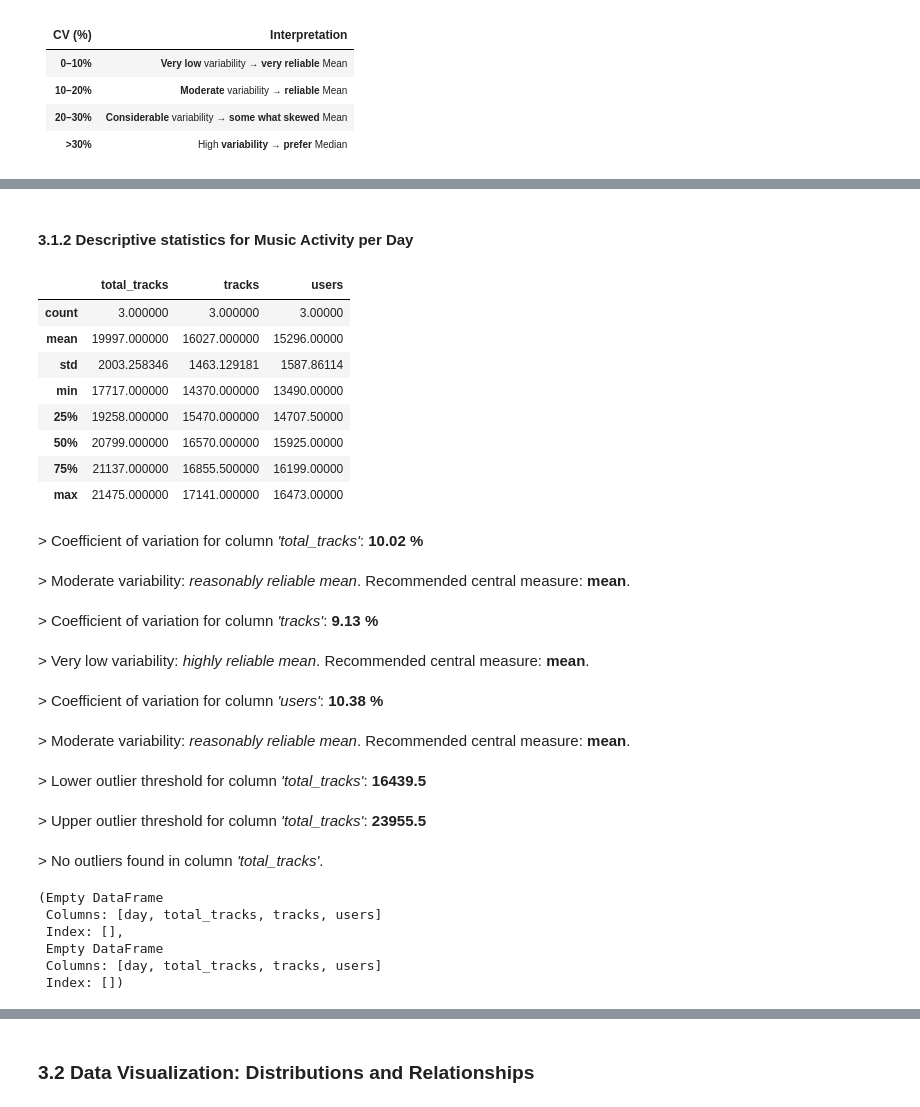
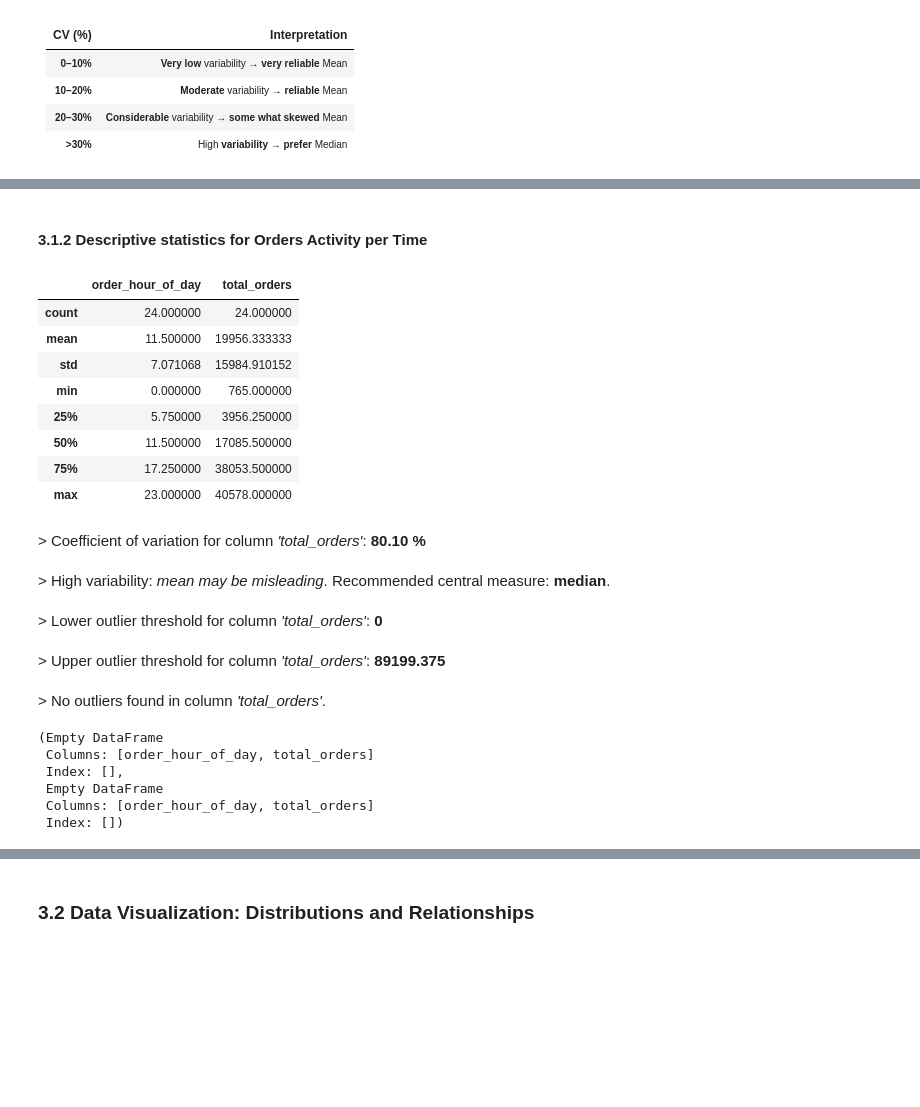
Before and after one commit to LuisPastranaLemus/P_20250505_Purchasing_activity_analysis, a Jupyter notebook: notebooks/03_eda_music_activity.ipynb, the cells around one changed output, grey strips where cells are left out. Saved outputs shown, nothing was run; the diff lists cells and outputs as text; code cells hidden in the pictures; blank space fills up the shorter version.

```diff
--- a/notebooks/03_eda_music_activity.ipynb
+++ b/notebooks/03_eda_music_activity.ipynb
@@ -33,16 +37,19 @@ from src import *
 ## __2. Path to Data file__
 # %%
 # Build route to data file and upload
-data_file_path = project_root / "data" / "processed" / "music_activity"
-df_music_activity_city = load_dataset_from_csv(data_file_path, "music_activity_city.csv", sep=',', header='infer', keep_default_na=False)
-df_music_activity_day = load_dataset_from_csv(data_file_path, "music_activity_day.csv", sep=',', header='infer', keep_default_na=False)
-df_music_activity_city_day = load_dataset_from_csv(data_file_path, "music_activity_city_day.csv", sep=',', header='infer', keep_default_na=False)
-df_music_activity_time_city = load_dataset_from_csv(data_file_path, "music_activity_time_city.csv", sep=',', header='infer', keep_default_na=False)
-df_music_activity_time_day = load_dataset_from_csv(data_file_path, "music_activity_time_day.csv", sep=',', header='infer', keep_default_na=False)
-df_music_activity_time_city_day = load_dataset_from_csv(data_file_path, "music_activity_time_city_day.csv", sep=',', header='infer', keep_default_na=False)
+data_file_path = project_root / "data" / "processed" / "order_activity"
 
-data_file_path = project_root / "data" / "processed"
-df_music = load_dataset_from_csv(data_file_path, "music_clean.csv", sep=',', header='infer', keep_default_na=False)
+df_orders_activity_day = load_dataset_from_csv(data_file_path, "orders_activity_day.csv", sep=',', header='infer')
+df_orders_activity_frequency = load_dataset_from_csv(data_file_path, "orders_activity_frequency.csv", sep=',', header='infer')
+df_orders_activity_time = load_dataset_from_csv(data_file_path, "orders_activity_time.csv", sep=',', header='infer')
+
+data_file_path = project_root / "data" / "processed" / "product_activity"
+
+df_product_preference = load_dataset_from_csv(data_file_path, "product_preference.csv", sep=',', header='infer')
+df_product_purchase_quantity = load_dataset_from_csv(data_file_path, "product_purchase_quantity.csv", sep=',', header='infer')
+df_product_reorder_rate_by_position = load_dataset_from_csv(data_file_path, "product_reorder_rate_by_position.csv", sep=',', header='infer')
+df_product_repurchase = load_dataset_from_csv(data_file_path, "product_repurchase.csv", sep=',', header='infer')
+df_product_user_segment_repurchase_rate = load_dataset_from_csv(data_file_path, "product_user_segment_repurchase_rate.csv", sep=',', header='infer')
 # %% [markdown]
 ## __3. Exploratory Data Analysis__
 # %% [markdown]
@@ -144,43 +117,33 @@ outlier_limit_bounds(df_music_activity_city, 'users', bound='both')
 # %% [markdown]
-#### 3.1.2 Descriptive statistics for Music Activity per Day
+#### 3.1.2 Descriptive statistics for Orders Activity per Time
 # %%
-df_music_activity_day.describe()
+df_orders_activity_time.describe()
 # %% [output]
-|  | total_tracks | tracks | users |
-| count | 3.000000 | 3.000000 | 3.00000 |
-| mean | 19997.000000 | 16027.000000 | 15296.00000 |
-| std | 2003.258346 | 1463.129181 | 1587.86114 |
-| min | 17717.000000 | 14370.000000 | 13490.00000 |
-| 25% | 19258.000000 | 15470.000000 | 14707.50000 |
-| 50% | 20799.000000 | 16570.000000 | 15925.00000 |
-| 75% | 21137.000000 | 16855.500000 | 16199.00000 |
-| max | 21475.000000 | 17141.000000 | 16473.00000 |
+|  | order_hour_of_day | total_orders |
+| count | 24.000000 | 24.000000 |
+| mean | 11.500000 | 19956.333333 |
+| std | 7.071068 | 15984.910152 |
+| min | 0.000000 | 765.000000 |
+| 25% | 5.750000 | 3956.250000 |
+| 50% | 11.500000 | 17085.500000 |
+| 75% | 17.250000 | 38053.500000 |
+| max | 23.000000 | 40578.000000 |
 # %%
 # Evaluate the coefficient of variation to select the proper measure of central tendency
-evaluate_central_trend(df_music_activity_day, 'total_tracks')
+evaluate_central_trend(df_orders_activity_time, 'total_orders')
 # %% [output]
-> Coefficient of variation for column 'total_tracks': 10.02 %
+> Coefficient of variation for column 'total_orders': 80.10 %
-> Moderate variability: reasonably reliable mean. Recommended central measure: mean.
+> High variability: mean may be misleading. Recommended central measure: median.
-# %%
-evaluate_central_trend(df_music_activity_day, 'tracks')
-# %% [output]
-> Coefficient of variation for column 'tracks': 9.13 %
-> Very low variability: highly reliable mean. Recommended central measure: mean.
-# %%
-evaluate_central_trend(df_music_activity_day, 'users')
-# %% [output]
-> Coefficient of variation for column 'users': 10.38 %
-> Moderate variability: reasonably reliable mean. Recommended central measure: mean.
 # %%
 # Evaluate boundary thresholds and detect potential outliers
-outlier_limit_bounds(df_music_activity_day, 'total_tracks', bound='both')
+outlier_limit_bounds(df_orders_activity_time, 'total_orders', bound='both', clamp_zero=True)
 # %% [output]
-> Lower outlier threshold for column 'total_tracks': 16439.5
+> Lower outlier threshold for column 'total_orders': 0
-> Upper outlier threshold for column 'total_tracks': 23955.5
+> Upper outlier threshold for column 'total_orders': 89199.375
-> No outliers found in column 'total_tracks'.
+> No outliers found in column 'total_orders'.
 (Empty DataFrame
- Columns: [day, total_tracks, tracks, users]
+ Columns: [order_hour_of_day, total_orders]
  Index: [],
  Empty DataFrame
- Columns: [day, total_tracks, tracks, users]
+ Columns: [order_hour_of_day, total_orders]
  Index: [])
```
Also changed, not shown: parts of 88 cells of this notebook, 4 other files.
